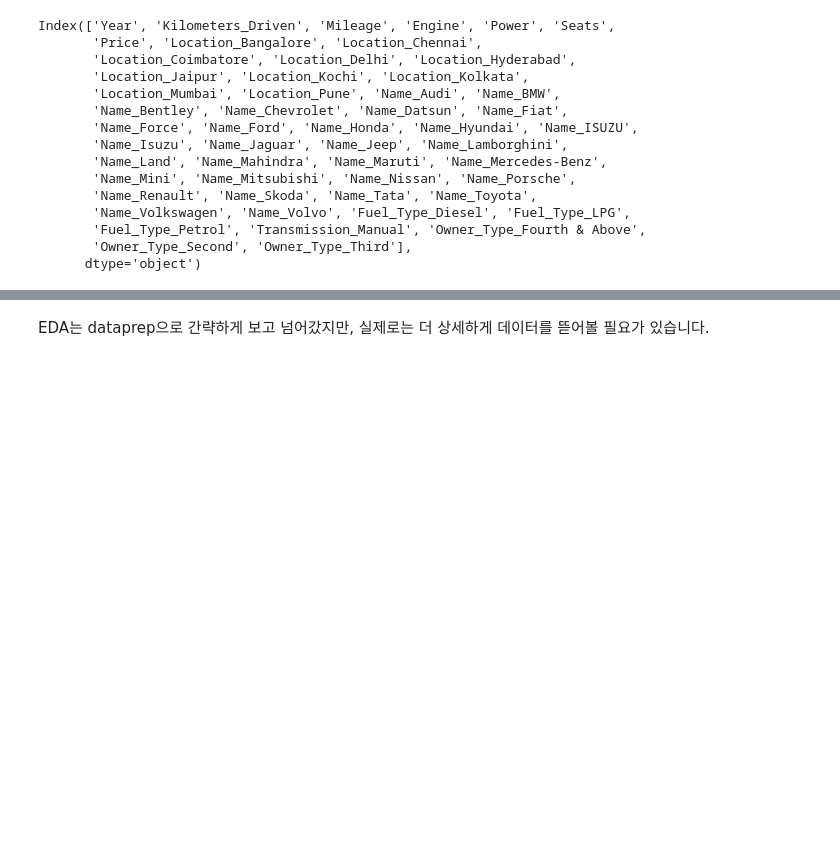
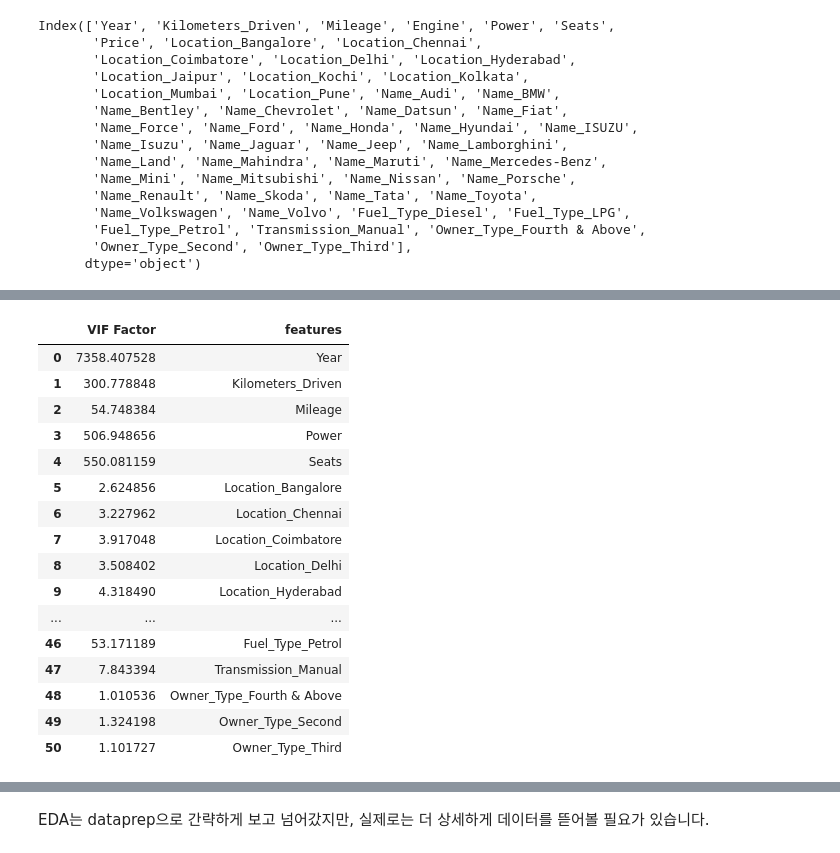
Before and after one commit to DongWooLeee/Tobigs19, a Jupyter notebook: [투빅스_19기_정규세션]_2주차_Regression_과제_2.ipynb, the cells around one changed output, grey strips where cells are left out. Drawn from its saved outputs; the diff is of its cells as text; code cells hidden in the pictures; blank space fills up the shorter version.

```diff
--- a/[투빅스_19기_정규세션]_2주차_Regression_과제_2.ipynb
+++ b/[투빅스_19기_정규세션]_2주차_Regression_과제_2.ipynb
@@ -373,0 +391,25 @@ preds = model.predict(X_test)
+# %%
+from statsmodels.stats.outliers_influence import variance_inflation_factor
+vif = pd.DataFrame()
+vif["features"] = X['Location_Bangalore','Location_Chennai','Location_Coimbatore','Location_Delhi','Location_Hyderabad','Location_Jaipur','Location_Kochi']
+vif["VIF Factor"] = [variance_inflation_factor(X.values, i) for i in range(X.shape[1])]
+# %%
+vif
+# %% [output]
+|  | VIF Factor | features |
+| 0 | 7358.407528 | Year |
+| 1 | 300.778848 | Kilometers_Driven |
+| 2 | 54.748384 | Mileage |
+| 3 | 506.948656 | Power |
+| 4 | 550.081159 | Seats |
+| 5 | 2.624856 | Location_Bangalore |
+| 6 | 3.227962 | Location_Chennai |
+| 7 | 3.917048 | Location_Coimbatore |
+| 8 | 3.508402 | Location_Delhi |
+| 9 | 4.318490 | Location_Hyderabad |
+| ... | ... | ... |
+| 46 | 53.171189 | Fuel_Type_Petrol |
+| 47 | 7.843394 | Transmission_Manual |
+| 48 | 1.010536 | Owner_Type_Fourth & Above |
+| 49 | 1.324198 | Owner_Type_Second |
+| 50 | 1.101727 | Owner_Type_Third |
```
Also changed, not shown: parts of 18 cells of this notebook.
